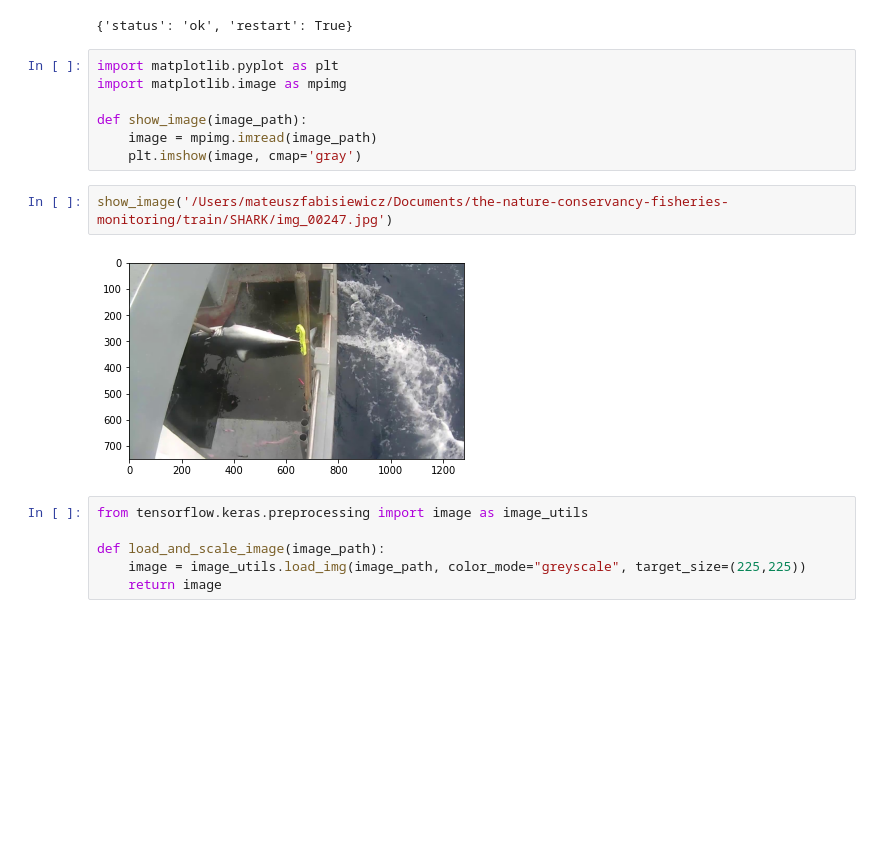
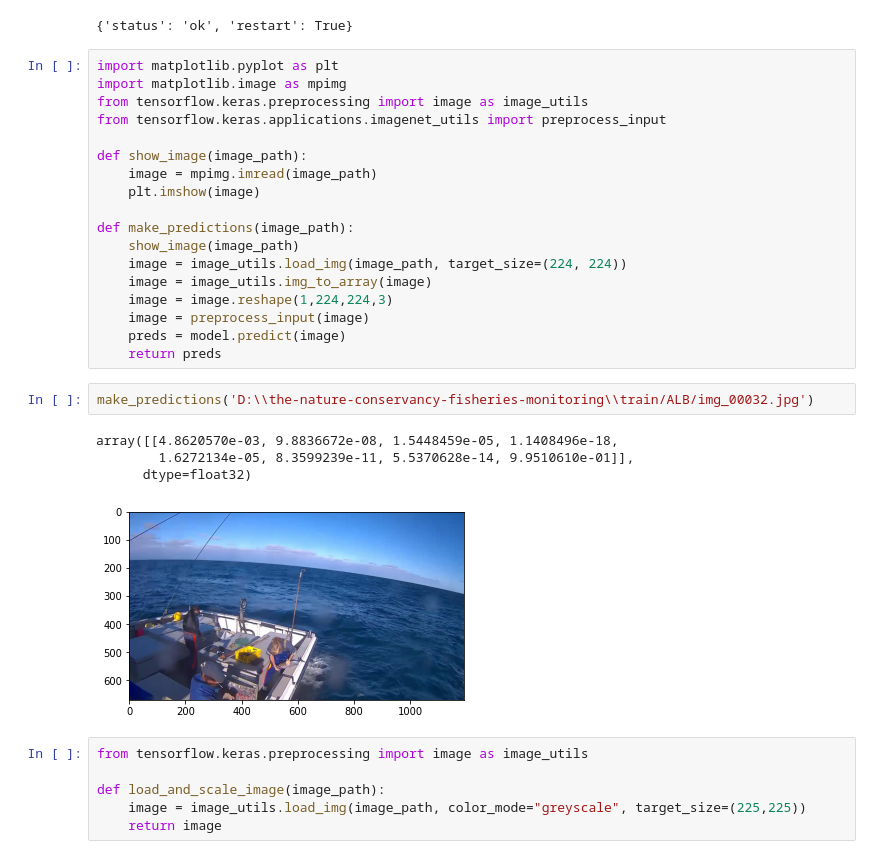
Before and after one commit to JakubGazewski/WTUM_7_2022, a Jupyter notebook: MyFishCNN/ryby.ipynb, the cells around one changed output. Cells and saved outputs as stored; diff of their text form; blank space fills up the shorter version.

```diff
--- a/MyFishCNN/ryby.ipynb
+++ b/MyFishCNN/ryby.ipynb
@@ -138,17 +479,31 @@ app = IPython.Application.instance()
 app.kernel.do_shutdown(True)
 # %% [output]
 {'status': 'ok', 'restart': True}
-# %%
-import matplotlib.pyplot as plt
-import matplotlib.image as mpimg
-
-def show_image(image_path):
-    image = mpimg.imread(image_path)
-    plt.imshow(image, cmap='gray')
+# %%
+import matplotlib.pyplot as plt
+import matplotlib.image as mpimg
+from tensorflow.keras.preprocessing import image as image_utils
+from tensorflow.keras.applications.imagenet_utils import preprocess_input
+
+def show_image(image_path):
+    image = mpimg.imread(image_path)
+    plt.imshow(image)
+
+def make_predictions(image_path):
+    show_image(image_path)
+    image = image_utils.load_img(image_path, target_size=(224, 224))
+    image = image_utils.img_to_array(image)
+    image = image.reshape(1,224,224,3)
+    image = preprocess_input(image)
+    preds = model.predict(image)
+    return preds
 # %%
-show_image('/Users/mateuszfabisiewicz/Documents/the-nature-conservancy-fisheries-monitoring/train/SHARK/img_00247.jpg')
+make_predictions('D:\\the-nature-conservancy-fisheries-monitoring\\train/ALB/img_00032.jpg')
 # %% [output]
+array([[4.8620570e-03, 9.8836672e-08, 1.5448459e-05, 1.1408496e-18,
+        1.6272134e-05, 8.3599239e-11, 5.5370628e-14, 9.9510610e-01]],
+      dtype=float32)
-[figure, old version]
+[figure, new version]
 # %%
 from tensorflow.keras.preprocessing import image as image_utils
 
```
Also changed, not shown: parts of 26 cells of this notebook, 5 other files.
